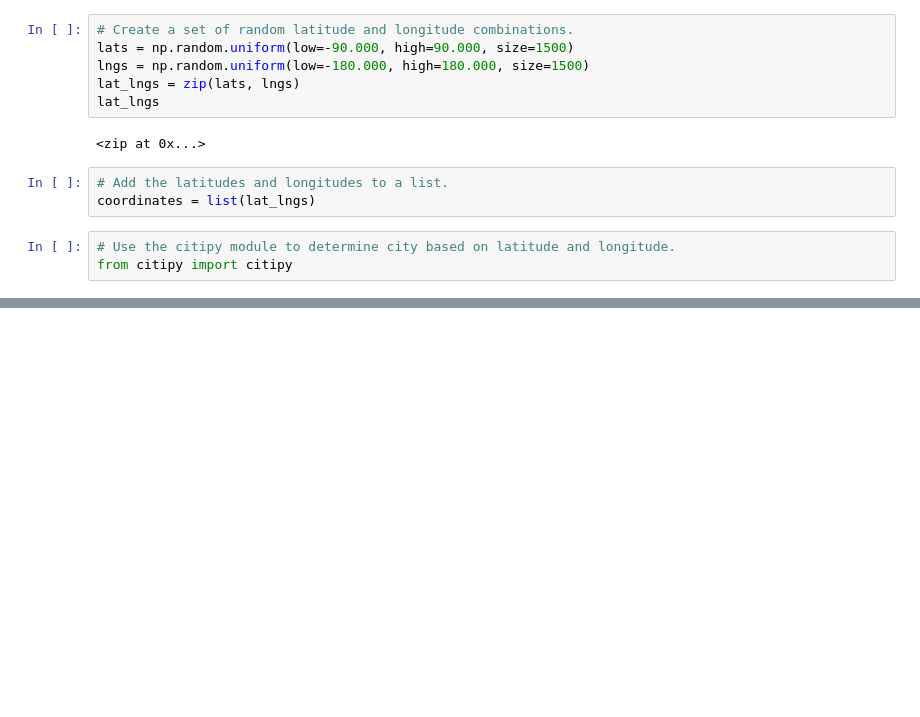
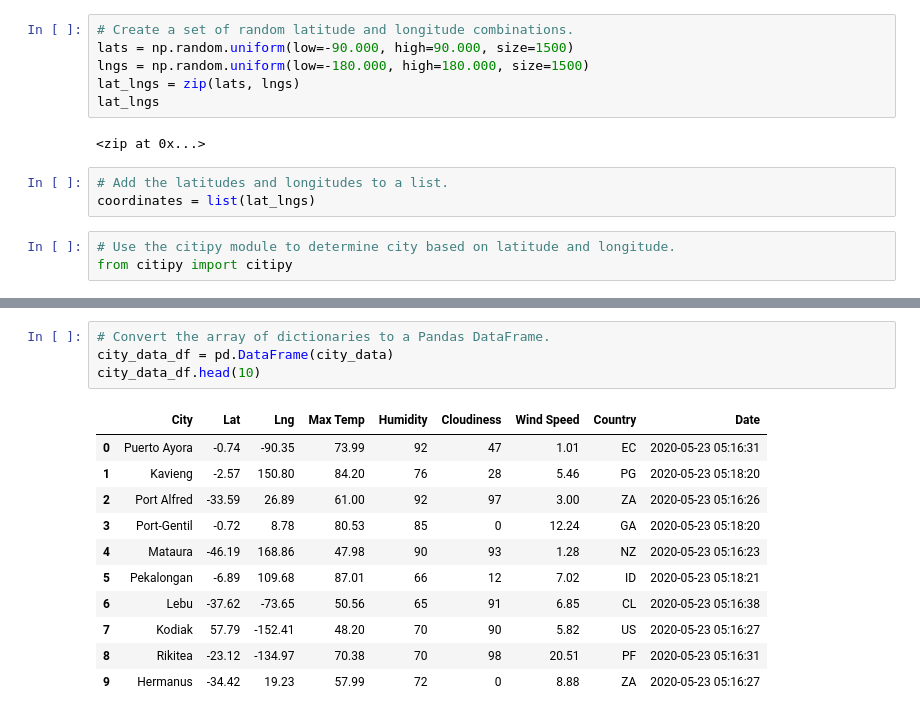
Before and after one commit to Muzznah/World_Weather_Analysis, a Jupyter notebook: WeatherPy.ipynb, the cells around one changed output, grey strips where cells are left out. Saved outputs shown, nothing was run; the diff lists cells and outputs as text; blank space fills up the shorter version.

```diff
--- a/WeatherPy.ipynb
+++ b/WeatherPy.ipynb
@@ -33,0 +130,16 @@ len(cities)
+# %%
+# Convert the array of dictionaries to a Pandas DataFrame.
+city_data_df = pd.DataFrame(city_data)
+city_data_df.head(10)
+# %% [output]
+|  | City | Lat | Lng | Max Temp | Humidity | Cloudiness | Wind Speed | Country | Date |
+| 0 | Puerto Ayora | -0.74 | -90.35 | 73.99 | 92 | 47 | 1.01 | EC | 2020-05-23 05:16:31 |
+| 1 | Kavieng | -2.57 | 150.80 | 84.20 | 76 | 28 | 5.46 | PG | 2020-05-23 05:18:20 |
+| 2 | Port Alfred | -33.59 | 26.89 | 61.00 | 92 | 97 | 3.00 | ZA | 2020-05-23 05:16:26 |
+| 3 | Port-Gentil | -0.72 | 8.78 | 80.53 | 85 | 0 | 12.24 | GA | 2020-05-23 05:18:20 |
+| 4 | Mataura | -46.19 | 168.86 | 47.98 | 90 | 93 | 1.28 | NZ | 2020-05-23 05:16:23 |
+| 5 | Pekalongan | -6.89 | 109.68 | 87.01 | 66 | 12 | 7.02 | ID | 2020-05-23 05:18:21 |
+| 6 | Lebu | -37.62 | -73.65 | 50.56 | 65 | 91 | 6.85 | CL | 2020-05-23 05:16:38 |
+| 7 | Kodiak | 57.79 | -152.41 | 48.20 | 70 | 90 | 5.82 | US | 2020-05-23 05:16:27 |
+| 8 | Rikitea | -23.12 | -134.97 | 70.38 | 70 | 98 | 20.51 | PF | 2020-05-23 05:16:31 |
+| 9 | Hermanus | -34.42 | 19.23 | 57.99 | 72 | 0 | 8.88 | ZA | 2020-05-23 05:16:27 |
```
Also changed, not shown: parts of 7 cells of this notebook, 3 other files.
